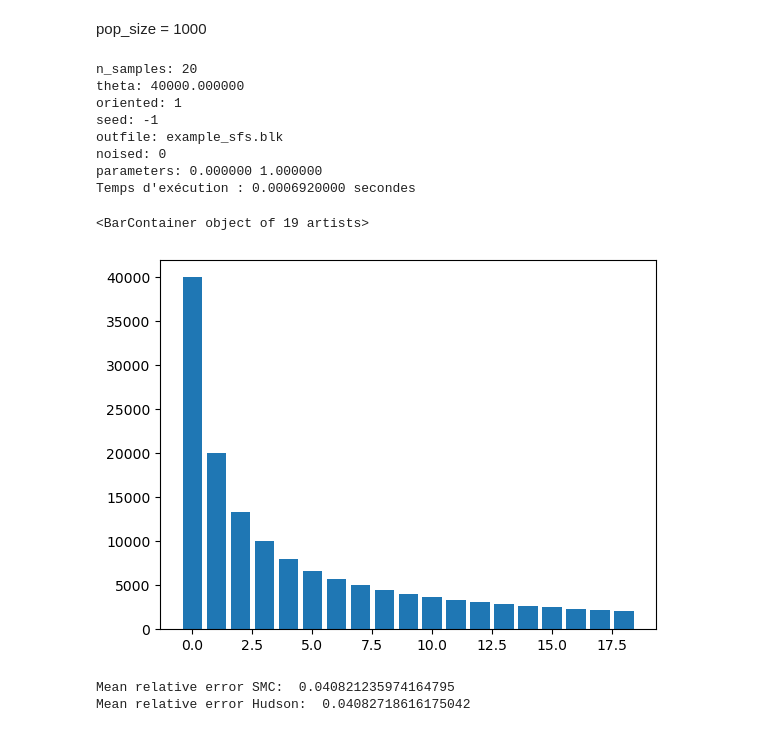
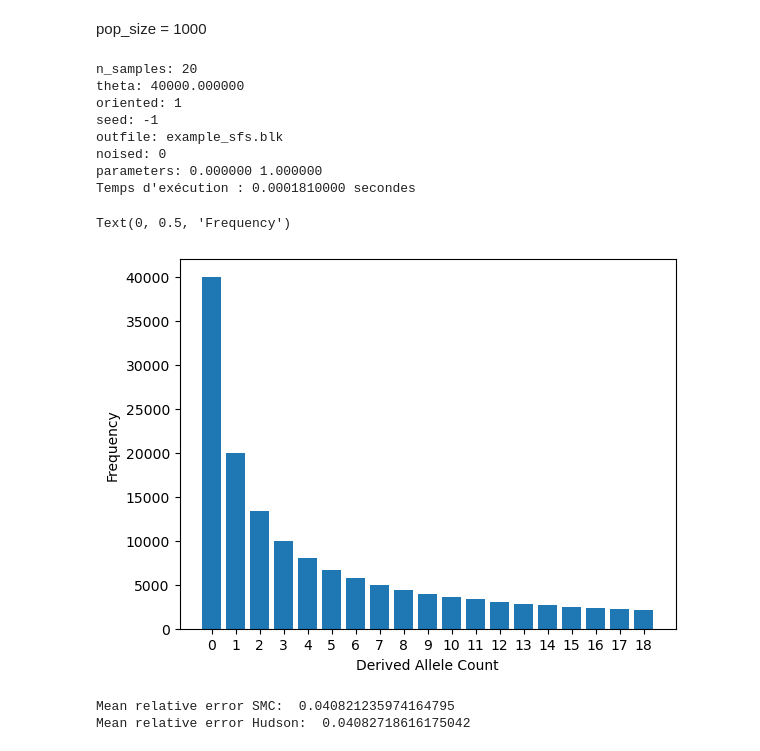
Before and after one commit to hossam26644/blockbuster_plot, a Jupyter notebook: Theoritical_plots/compare_sfs.ipynb, the cells around one changed output. Cells and saved outputs as stored; diff of their text form; code cells hidden in the pictures.

```diff
--- a/Theoritical_plots/compare_sfs.ipynb
+++ b/Theoritical_plots/compare_sfs.ipynb
@@ -24,22 +24,25 @@ simulation_replicates = 100000
 # %%
 theata = 4 * pop_size
 !.././bin/blockbuster_simulator -n {sample_size} -t {theata} -p 0,1 -o example_sfs.blk -f 1 -e 0
 with open("example_sfs.blk", "r") as f:
     theoritical_sfs = f.read().strip().split(" ")
 !rm example_sfs.blk
 theoritical_sfs = [float(x) for x in theoritical_sfs]
 plt.bar(range(len(theoritical_sfs)), theoritical_sfs)
+plt.xticks(range(len(theoritical_sfs)))
+plt.xlabel("Derived Allele Count")
+plt.ylabel("Frequency")
 # %% [output]
 n_samples: 20
 theta: 40000.000000
 oriented: 1
 seed: -1
 outfile: example_sfs.blk
 noised: 0
 parameters: 0.000000 1.000000
-Temps d'exécution : 0.0006920000 secondes
+Temps d'exécution : 0.0001810000 secondes
-<BarContainer object of 19 artists>
+Text(0, 0.5, 'Frequency')
-[figure, old version]
+[figure, new version]
 # %%
 shorter_seq_len = seq_len#int(seq_len / 10)
 def simulate_sfs(model):
```
Also changed, not shown: 8 other files.
